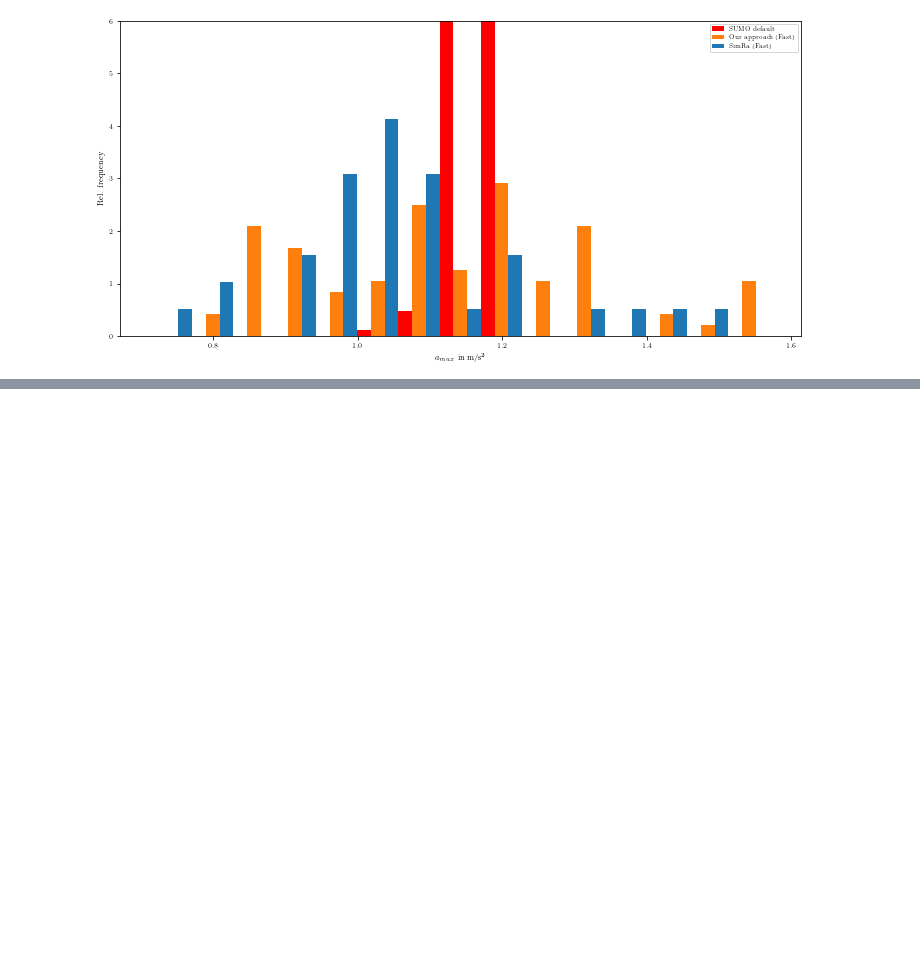
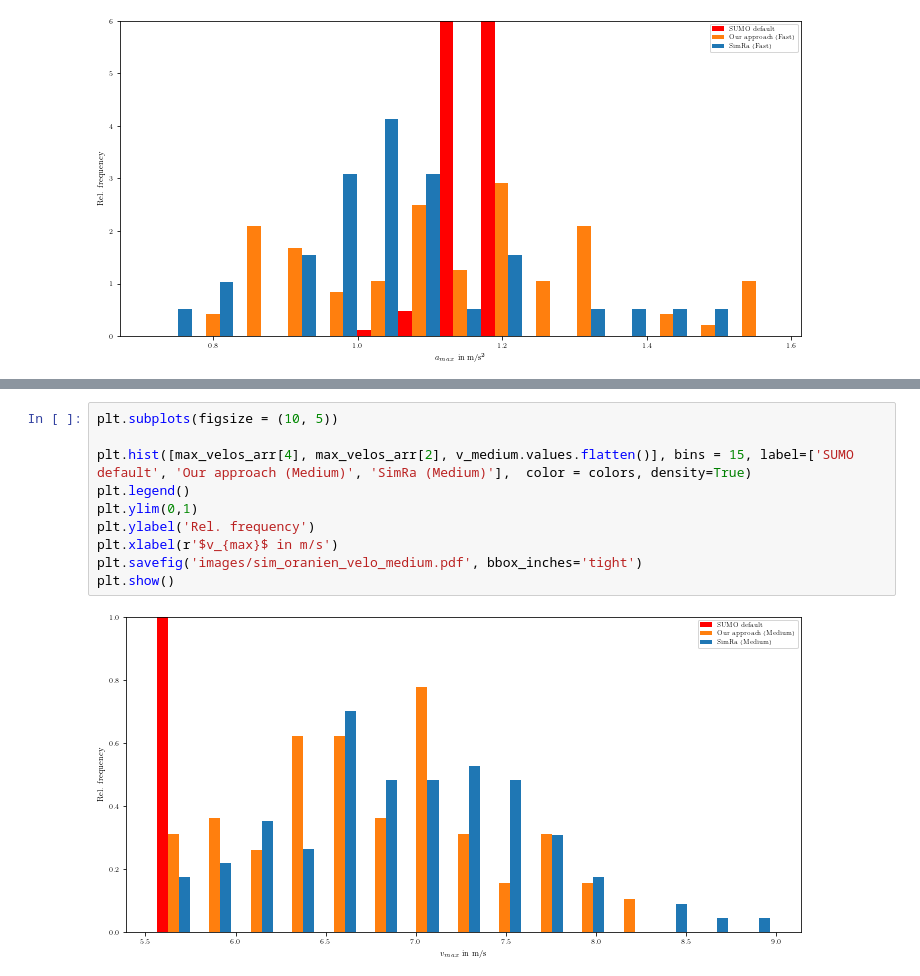
Before and after one commit to alexpagri/data-analytics, a Jupyter notebook: adsp/parameter_evaluation/SUMO_vs_Param_Oranien.ipynb, the cells around one changed output, grey strips where cells are left out. Drawn from its saved outputs; the diff is of its cells as text; blank space fills up the shorter version.

```diff
--- a/adsp/parameter_evaluation/SUMO_vs_Param_Oranien.ipynb
+++ b/adsp/parameter_evaluation/SUMO_vs_Param_Oranien.ipynb
@@ -313,0 +338,12 @@ plt.show()
+# %%
+plt.subplots(figsize = (10, 5))
+
+plt.hist([max_velos_arr[4], max_velos_arr[2], v_medium.values.flatten()], bins = 15, label=['SUMO default', 'Our approach (Medium)', 'SimRa (Medium)'],  color = colors, density=True)
+plt.legend()
+plt.ylim(0,1)
+plt.ylabel('Rel. frequency')
+plt.xlabel(r'$v_{max}$ in m/s')
+plt.savefig('images/sim_oranien_velo_medium.pdf', bbox_inches='tight')
+plt.show()
+# %% [output]
+[figure, added]
```
Also changed, not shown: parts of 7 cells of this notebook, 7 other files.
